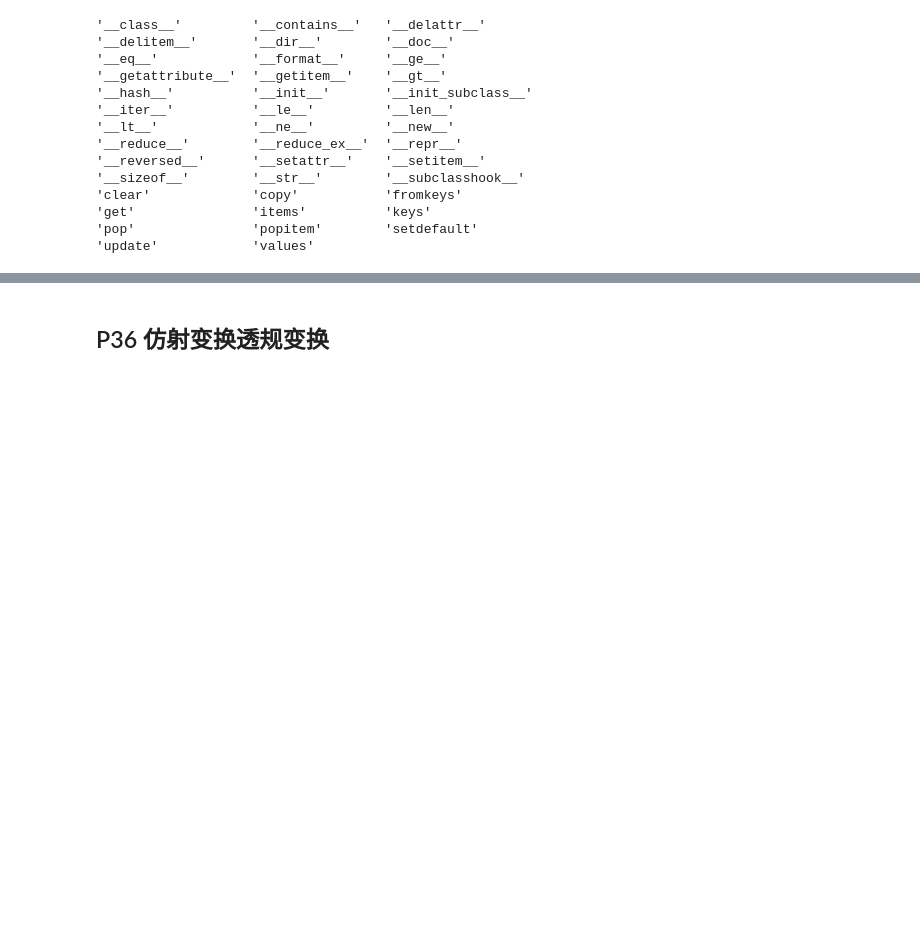
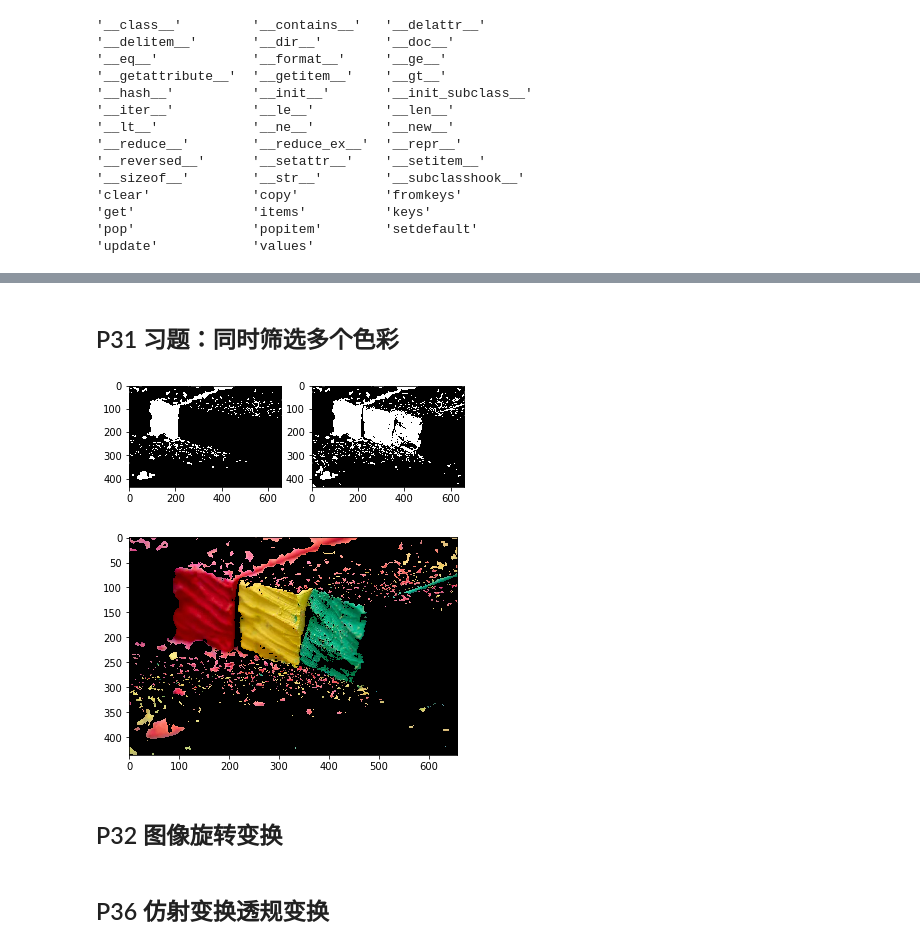
Before and after one commit to thetime50/opencv-practice, a Jupyter notebook: step3-p27.ipynb, the cells around one changed output, grey strips where cells are left out. Saved outputs shown, nothing was run; the diff lists cells and outputs as text; code cells hidden in the pictures; blank space fills up the shorter version.

```diff
--- a/step3-p27.ipynb
+++ b/step3-p27.ipynb
@@ -118,2 +228,54 @@ tool.put_list(dir(locals()))
+# %% [markdown]
+## P31 习题：同时筛选多个色彩
+# %%
+import cv2 as cv
+import numpy as np
+import matplotlib.pyplot as plt
+import tool
+%matplotlib inline
+tool.setGrid(1,2)
+
+# frame = cv.imread('./img/hsv.png',1) #彩色图像
+frame = cv.imread('./img/color.webp',1) #彩色图像
+#转换到HSV
+hsv=cv.cvtColor( frame , cv.COLOR_BGR2HSV)
+
+lower_red_1=np.array([166, 100,100])
+upper_red_1=np.array([180,255,255])
+lower_red_2=np.array([0,100, 100])
+upper_red_2=np.array([4,255,255])
+
+lower_yellow_green=np.array([20, 100, 100])
+upper_yellow_green=np.array([94, 255,255])
+
+#根据阈值构建掩模
+mask_red_1=cv.inRange(hsv, lower_red_1, upper_red_1)
+mask_red_2=cv.inRange(hsv, lower_red_2, upper_red_2)
+mask_yellow_green=cv.inRange(hsv, lower_yellow_green, upper_yellow_green)
+
+# mask合并
+mask_red = cv.bitwise_or(mask_red_1 ,mask_red_2)
+imageRGB = cv.cvtColor(mask_red, cv.COLOR_BGR2RGB )
+tool.pltGrid(1,1)
+plt.imshow( imageRGB)
+# plt.show( )
+
+mask = cv.bitwise_or(mask_red, mask_yellow_green)
+imageRGB = cv.cvtColor( mask, cv.COLOR_BGR2RGB )
+tool.pltGrid(1,2)
+plt.imshow( imageRGB)
+plt.show( )
+
+#对原图像和掩模进行位运算
+res=cv.bitwise_and( frame, frame , mask=mask)
+#显示图像
+imageRGB = cv.cvtColor(res, cv.COLOR_BGR2RGB )
+plt.imshow( imageRGB)
+plt.show( )
+# %% [output]
+[figure, added]
+[figure, added]
+# %% [markdown]
+## P32 图像旋转变换
 # %% [markdown]
 ## P36 仿射变换透规变换
```
Also changed, not shown: parts of 5 cells of this notebook, 3 other files.
